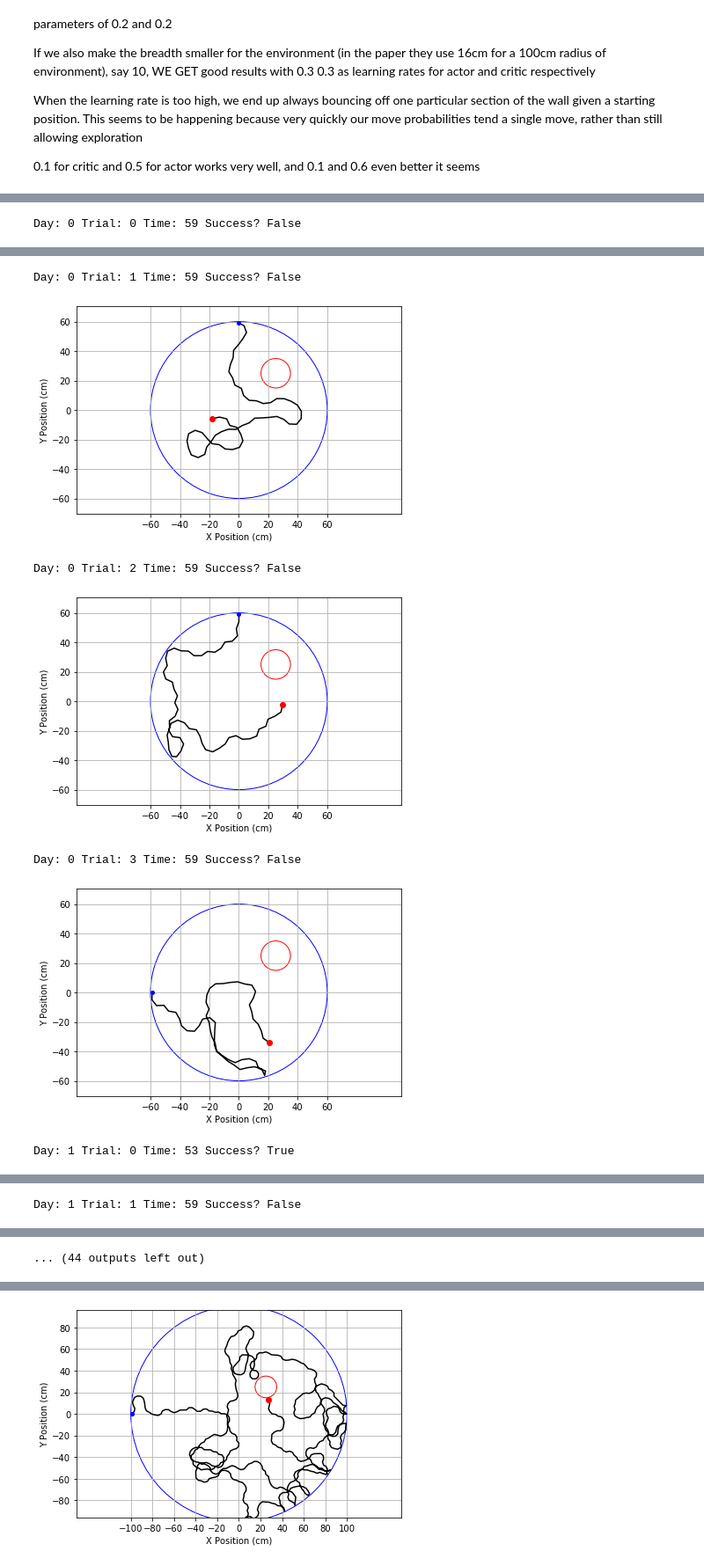
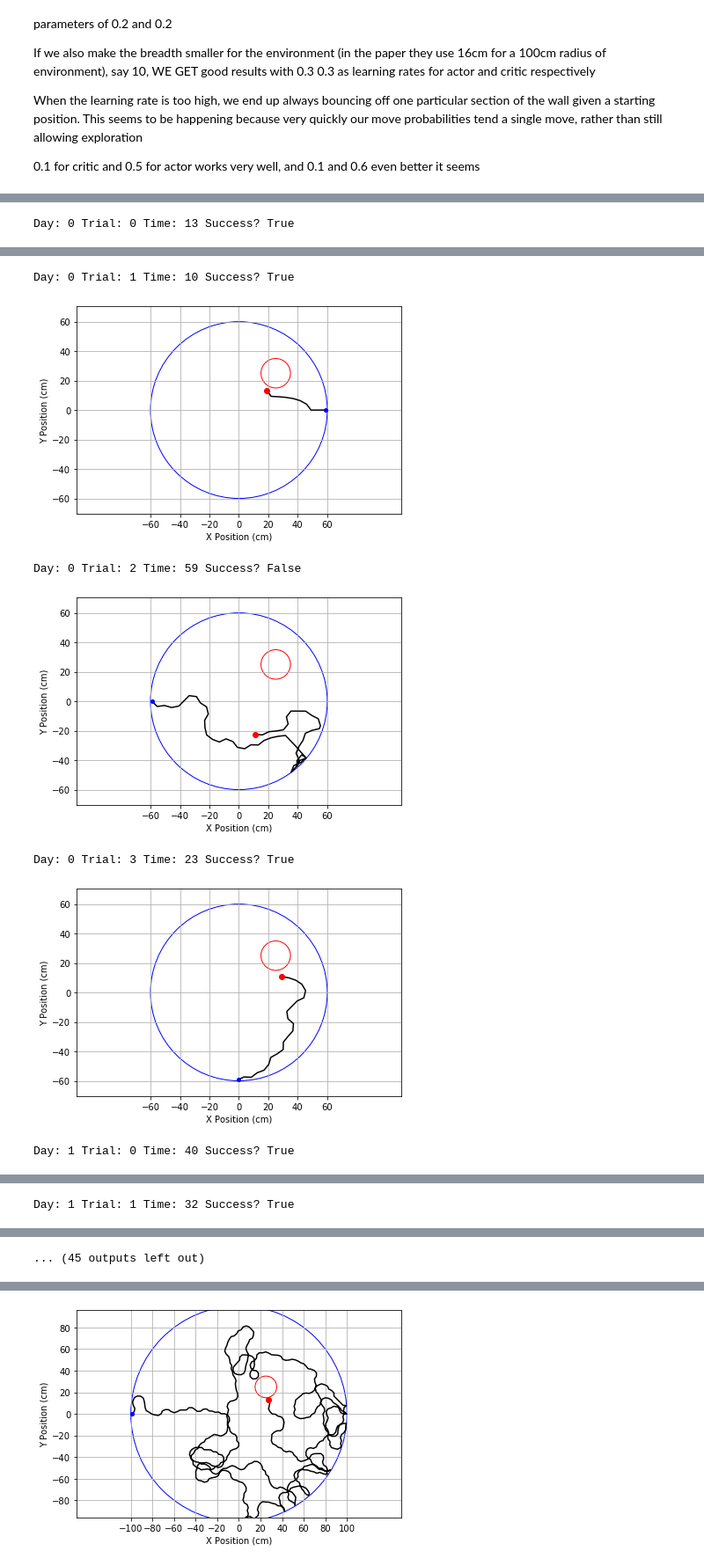
Before and after one commit to affanjilani/temporal-difference-learning, a Jupyter notebook: watermaze_template.ipynb, the cells around one changed output, grey strips where cells are left out. Shown at 88% size. Cells and saved outputs as stored; diff of their text form; code cells hidden in the pictures.

```diff
--- a/watermaze_template.ipynb
+++ b/watermaze_template.ipynb
@@ -443,7 +443,7 @@ class ActorCriticModel(object):
     """
 
     def __init__(
-        self, num_place_cells=295, env_radius=60, discount_factor=0.9,
+        self, num_place_cells=493, env_radius=60, discount_factor=0.9,
         actor_learning_rate=0.9, critic_learning_rate=0.9, field_breadth=16
     ):
         """
@@ -525,8 +525,8 @@ class WatermazeExperiment(object):
         """
         Runs the experiment.
         """
-        for day in tqdm(range(self.num_days), desc="day", leave=False):
-            for trial in tqdm(range(self.num_trials_per_day), desc='trial', leave=False):
+        for day in range(self.num_days):
+            for trial in range(self.num_trials_per_day):
                 maze = watermaze()
 
                 # Store the maze for future reference
@@ -633,7 +635,7 @@ optimizer.optimize()
 # %%
-experiment = WatermazeExperiment(7,4,ActorCriticModel(actor_learning_rate=0.6, critic_learning_rate=0.1, field_breadth=10))
+experiment = WatermazeExperiment(7,4,ActorCriticModel(num_place_cells=493,actor_learning_rate=0.5, critic_learning_rate=0.1, field_breadth=10))
 #experiment = WatermazeExperiment(10,4,ActorCriticModel(num_place_cells=493,actor_learning_rate=0.6, critic_learning_rate=0.1, field_breadth=16))
 experiment.run()
 experiment.plotPaths()
 # %% [output]
-Day: 0 Trial: 0 Time: 59 Success? False
+Day: 0 Trial: 0 Time: 13 Success? True
@@ -641,7 +643,7 @@ Day: 0 Trial: 0 Time: 59 Success? False
-Day: 0 Trial: 1 Time: 59 Success? False
+Day: 0 Trial: 1 Time: 10 Success? True
-[figure, old version]
+[figure, new version]
 Day: 0 Trial: 2 Time: 59 Success? False
-[figure, old version]
+[figure, new version]
-Day: 0 Trial: 3 Time: 59 Success? False
+Day: 0 Trial: 3 Time: 23 Success? True
-[figure, old version]
+[figure, new version]
-Day: 1 Trial: 0 Time: 53 Success? True
+Day: 1 Trial: 0 Time: 40 Success? True
@@ -649 +651 @@ Day: 1 Trial: 0 Time: 53 Success? True
-Day: 1 Trial: 1 Time: 59 Success? False
+Day: 1 Trial: 1 Time: 32 Success? True
@@ -651 +653 @@ Day: 1 Trial: 1 Time: 59 Success? False
-... (44 outputs left out)
+... (45 outputs left out)
```
Also changed, not shown: parts of 7 cells of this notebook, 1 other file.
